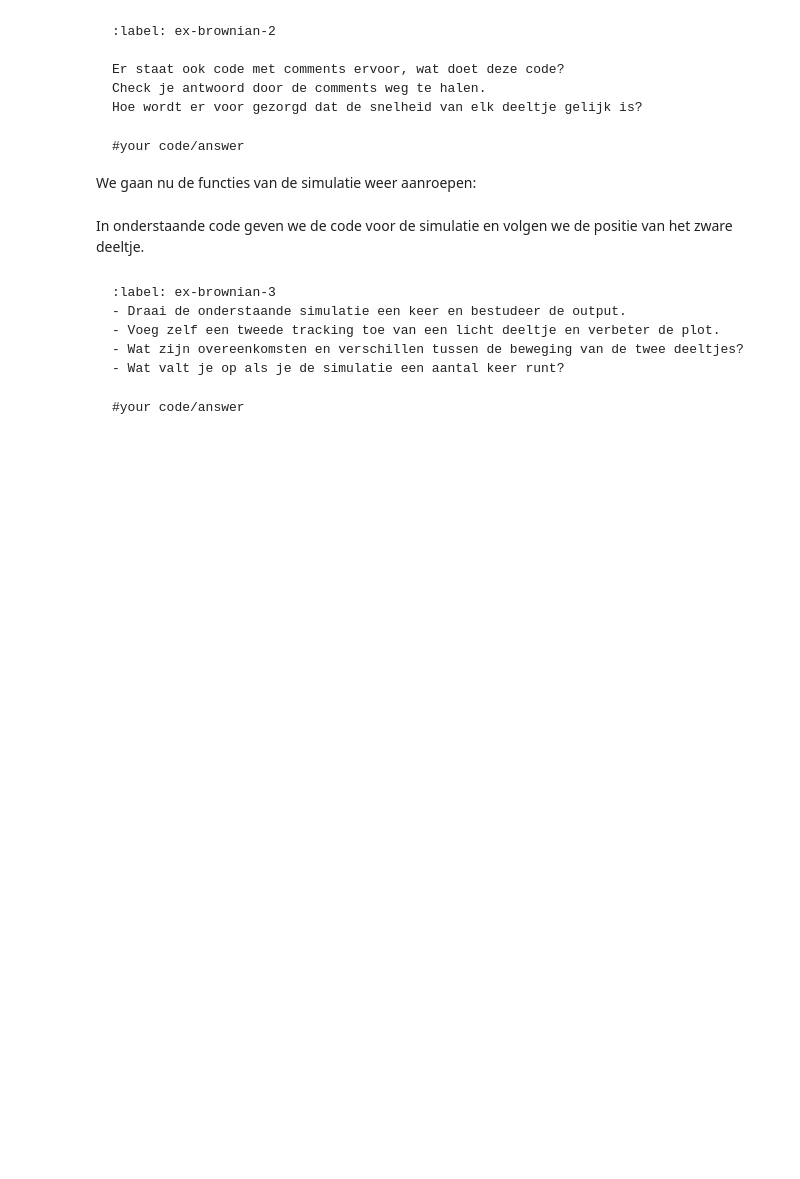
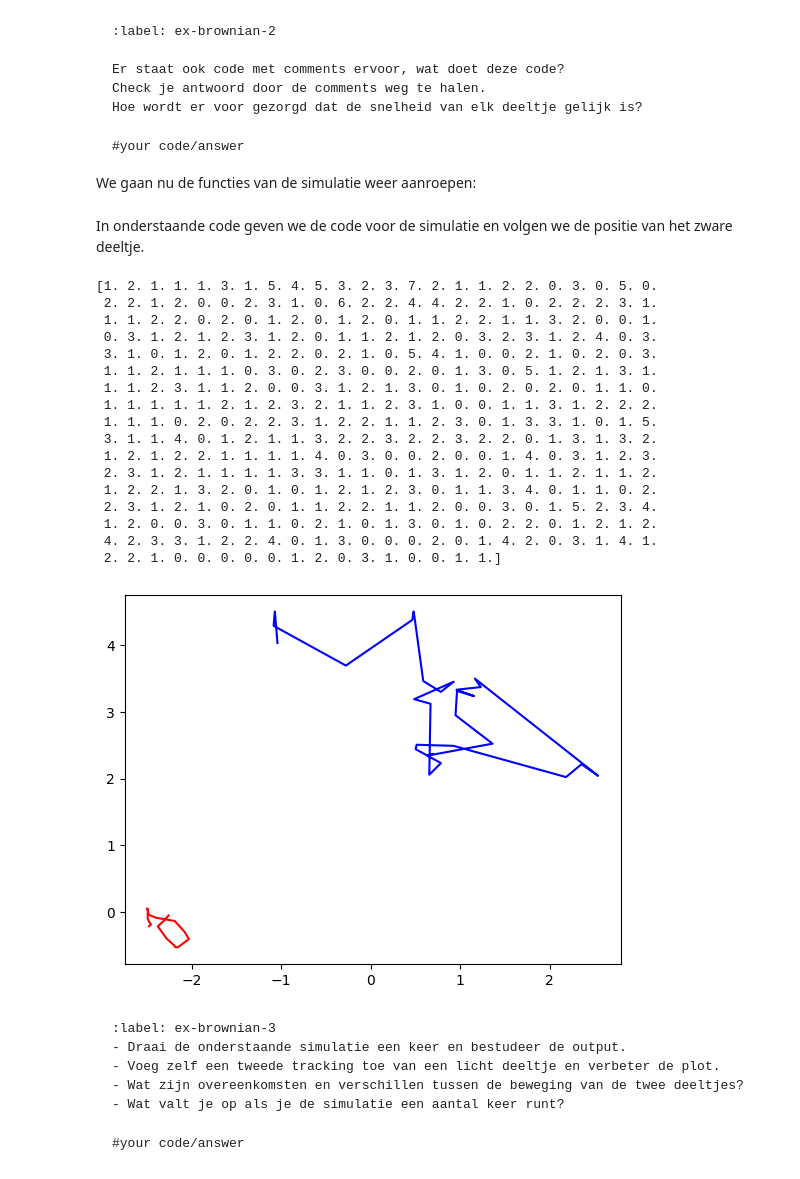
Before and after one commit to Toomab/warme-dynamica, a Jupyter notebook: Content/PySim/4_brownianmotion.ipynb, the cells around one changed output. Saved outputs shown, nothing was run; the diff lists cells and outputs as text; code cells hidden in the pictures; blank space fills up the shorter version.

````diff
--- a/Content/PySim/4_brownianmotion.ipynb
+++ b/Content/PySim/4_brownianmotion.ipynb
@@ -146,44 +155,84 @@ def handle_collisions(particles):
 #your code/answer
     """ alle onderlinge botsingen afhandelen voor deeltjes in lijst """
     num_particles = len(particles)
+    collisions = 0
     for i in range(num_particles):
         for j in range(i+1, num_particles):
             if collide_detection(particles[i], particles[j]):
                 particle_collision(particles[i], particles[j])
+                collisions += 1
+    return collisions
 #your code/answer
 # %% [markdown]
 In onderstaande code geven we de code voor de simulatie en volgen we de positie van het zware deeltje.
 # %%
 # tracken van het zware deeltje
+
 track_x = []
 track_y = []
+track_x1 = []
+track_y1 = []
 
 #your code/answer
 
 #your code/answer
 
 #your code/answer
+t = 400
 
-for i in range(400):
-#your code/answer
+# for i in range(t+1):
+# #your code/answer
 
+#     for p in particles:
+#         p.update_position()    # Update positie
+#         p.boxcollision()         # Wandbotsing werkt per deeltje
+
+#     handle_collisions(particles)
+collision_counts = np.zeros(t+1)
+
+for step in range(t+1):
     for p in particles:
-        p.update_position()    # Update positie
-        p.boxcollision()         # Wandbotsing werkt per deeltje
+        p.update_position()
+        p.boxcollision()
 
-    handle_collisions(particles)
+    collision_counts[step] = handle_collisions(particles)
 
 #your code/answer
 
     track_x.append(particles[N-1].r[0])
     track_y.append(particles[N-1].r[1])
+    track_x1.append(particles[0].r[0])
+    track_y1.append(particles[0].r[1])
 
 #your code/answer
+print(collision_counts)
 
 plt.figure()
 plt.plot(track_x,track_y,'r')
-#your code/answer
+plt.plot(track_x1,track_y1,'b')
 plt.show()
+
+#het lichte deeltje legt meestal meer afstand af, en die baan heeft scherpere hoeken omdat die meer door botsingen wordt beinvloed
+#het valt me op hoe weinig ze in aanraking komen met elkaar (maar eens in de 20 keer dat ik het run)
+# %% [output]
+[1. 2. 1. 1. 1. 3. 1. 5. 4. 5. 3. 2. 3. 7. 2. 1. 1. 2. 2. 0. 3. 0. 5. 0.
+ 2. 2. 1. 2. 0. 0. 2. 3. 1. 0. 6. 2. 2. 4. 4. 2. 2. 1. 0. 2. 2. 2. 3. 1.
+ 1. 1. 2. 2. 0. 2. 0. 1. 2. 0. 1. 2. 0. 1. 1. 2. 2. 1. 1. 3. 2. 0. 0. 1.
+ 0. 3. 1. 2. 1. 2. 3. 1. 2. 0. 1. 1. 2. 1. 2. 0. 3. 2. 3. 1. 2. 4. 0. 3.
+ 3. 1. 0. 1. 2. 0. 1. 2. 2. 0. 2. 1. 0. 5. 4. 1. 0. 0. 2. 1. 0. 2. 0. 3.
+ 1. 1. 2. 1. 1. 1. 0. 3. 0. 2. 3. 0. 0. 2. 0. 1. 3. 0. 5. 1. 2. 1. 3. 1.
+ 1. 1. 2. 3. 1. 1. 2. 0. 0. 3. 1. 2. 1. 3. 0. 1. 0. 2. 0. 2. 0. 1. 1. 0.
+ 1. 1. 1. 1. 1. 2. 1. 2. 3. 2. 1. 1. 2. 3. 1. 0. 0. 1. 1. 3. 1. 2. 2. 2.
+ 1. 1. 1. 0. 2. 0. 2. 2. 3. 1. 2. 2. 1. 1. 2. 3. 0. 1. 3. 3. 1. 0. 1. 5.
+ 3. 1. 1. 4. 0. 1. 2. 1. 1. 3. 2. 2. 3. 2. 2. 3. 2. 2. 0. 1. 3. 1. 3. 2.
+ 1. 2. 1. 2. 2. 1. 1. 1. 1. 4. 0. 3. 0. 0. 2. 0. 0. 1. 4. 0. 3. 1. 2. 3.
+ 2. 3. 1. 2. 1. 1. 1. 1. 3. 3. 1. 1. 0. 1. 3. 1. 2. 0. 1. 1. 2. 1. 1. 2.
+ 1. 2. 2. 1. 3. 2. 0. 1. 0. 1. 2. 1. 2. 3. 0. 1. 1. 3. 4. 0. 1. 1. 0. 2.
+ 2. 3. 1. 2. 1. 0. 2. 0. 1. 1. 2. 2. 1. 1. 2. 0. 0. 3. 0. 1. 5. 2. 3. 4.
+ 1. 2. 0. 0. 3. 0. 1. 1. 0. 2. 1. 0. 1. 3. 0. 1. 0. 2. 2. 0. 1. 2. 1. 2.
+ 4. 2. 3. 3. 1. 2. 2. 4. 0. 1. 3. 0. 0. 0. 2. 0. 1. 4. 2. 0. 3. 1. 4. 1.
+ 2. 2. 1. 0. 0. 0. 0. 0. 1. 2. 0. 3. 1. 0. 0. 1. 1.]
+[figure, added]
 # %% [markdown]
 ```{exercise} Brownian motion in beeld
 :label: ex-brownian-3
````
Also changed, not shown: parts of 3 cells of this notebook.
